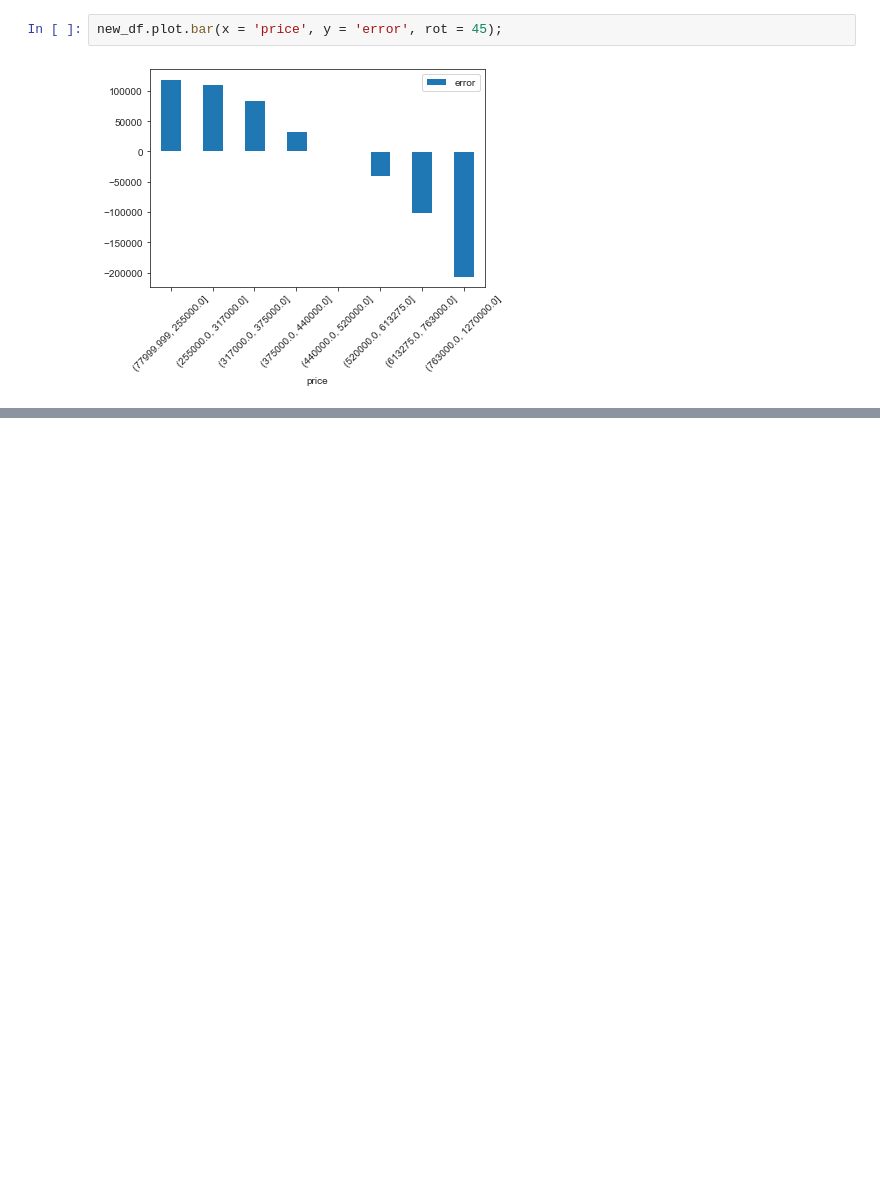
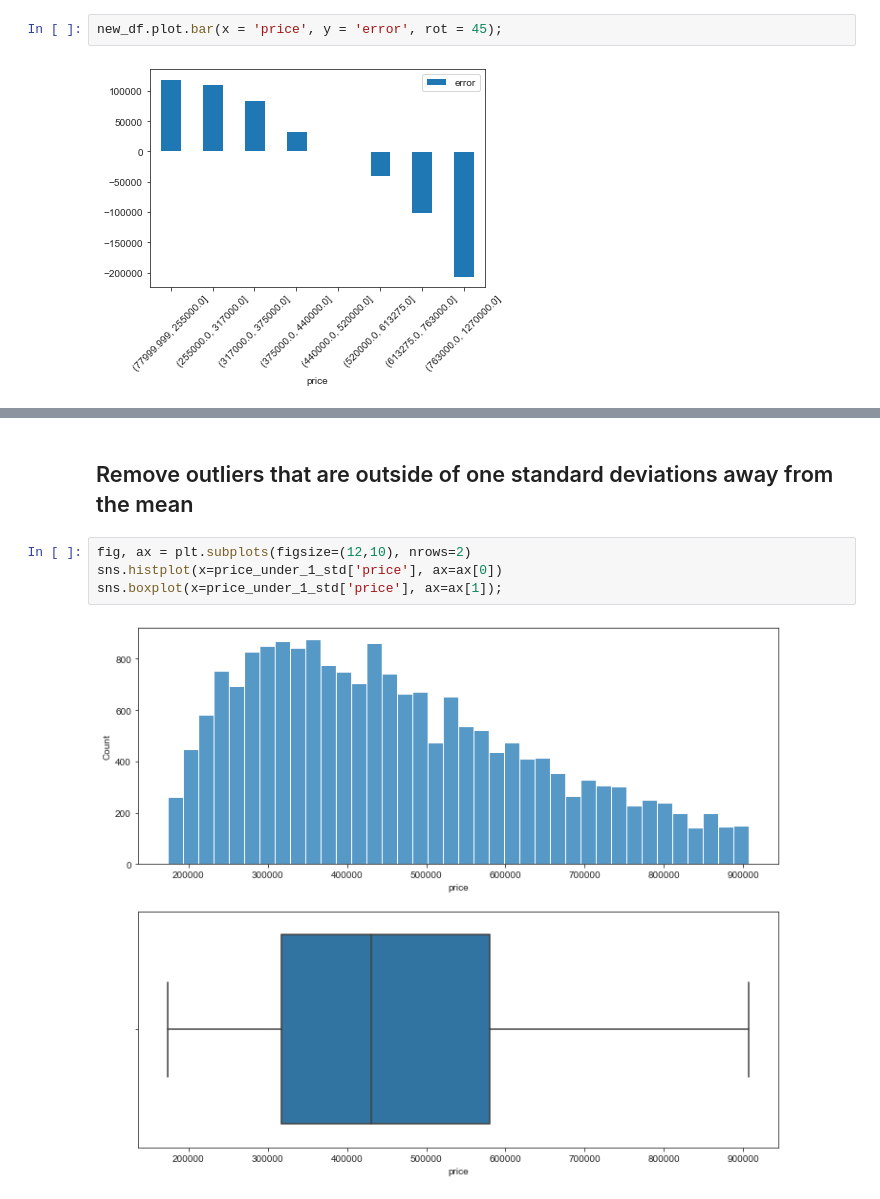
Before and after one commit to gkwarner/bsc-phase-two-project, a Jupyter notebook: notebooks/exploratory/Jordan/workspace.ipynb, the cells around one changed output, grey strips where cells are left out. Saved outputs shown, nothing was run; the diff lists cells and outputs as text; blank space fills up the shorter version.

```diff
--- a/notebooks/exploratory/Jordan/workspace.ipynb
+++ b/notebooks/exploratory/Jordan/workspace.ipynb
@@ -506,0 +513,8 @@ sns.barplot(x = 'price', y = 'error', data = new_df);
+# %% [markdown]
+## Remove outliers that are outside of one standard deviations away from the mean
+# %%
+fig, ax = plt.subplots(figsize=(12,10), nrows=2)
+sns.histplot(x=price_under_1_std['price'], ax=ax[0])
+sns.boxplot(x=price_under_1_std['price'], ax=ax[1]);
+# %% [output]
+[figure, added]
```
Also changed, not shown: parts of 8 cells of this notebook.
